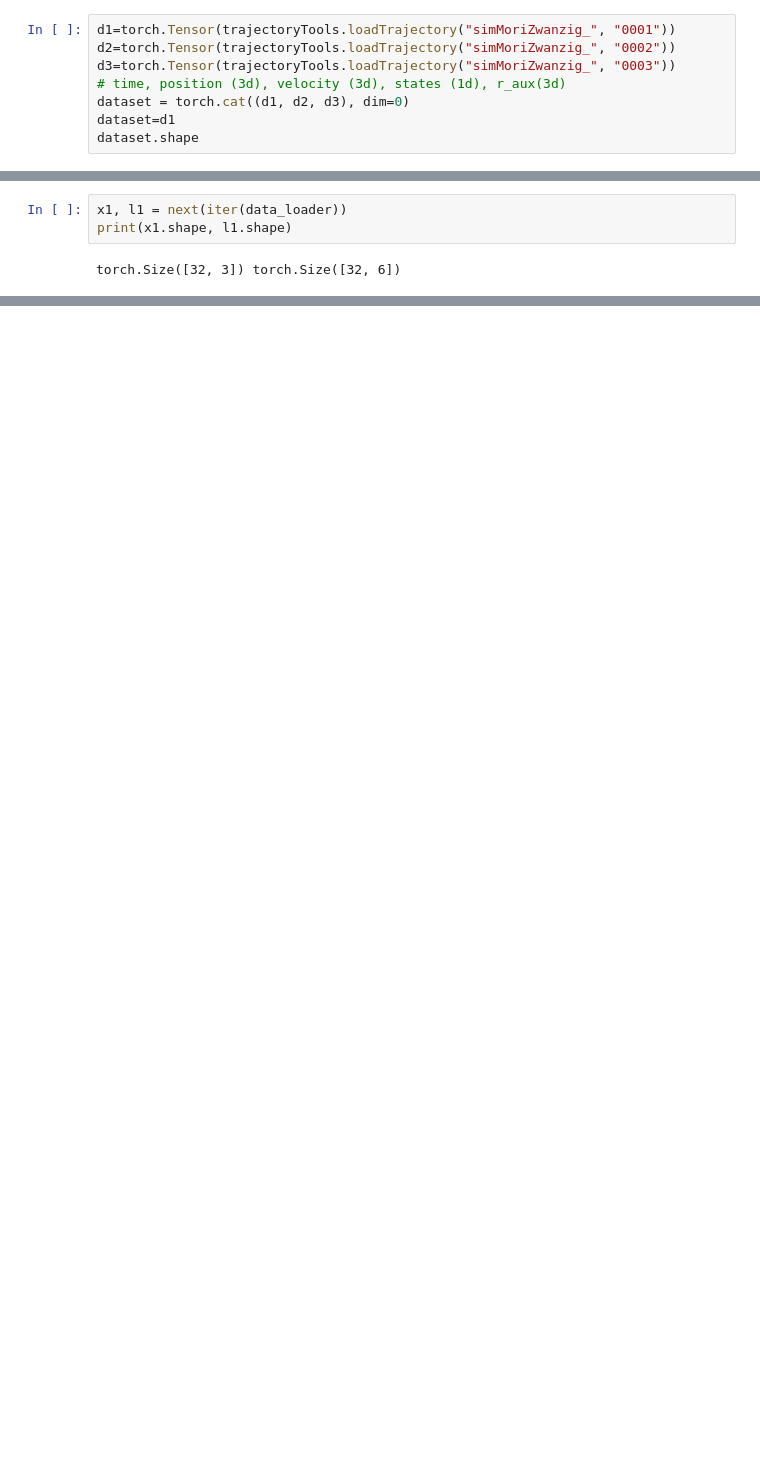
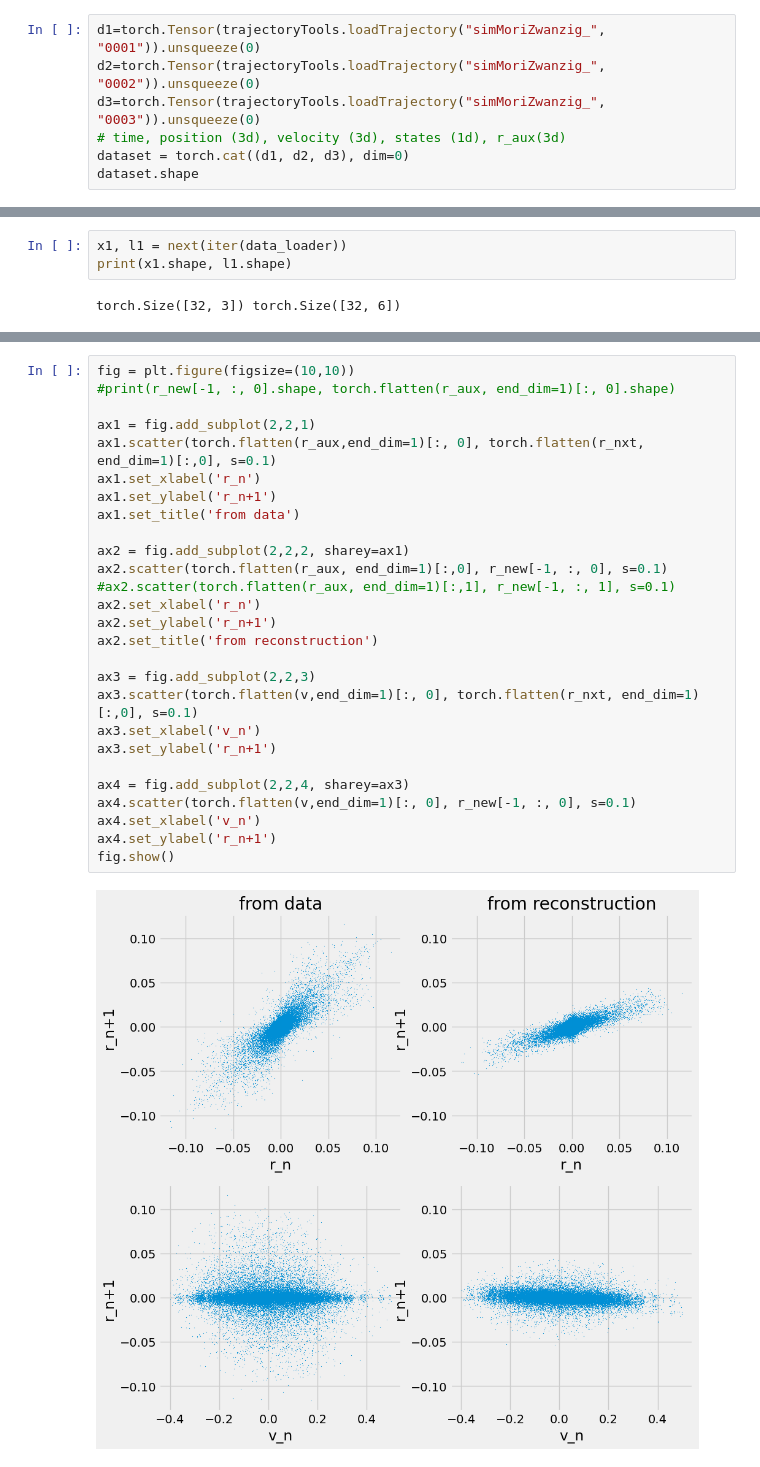
Before and after one commit to jetark/mzs, a Jupyter notebook: cvae_mzs.ipynb, the cells around one changed output, grey strips where cells are left out. Cells and saved outputs as stored; diff of their text form; blank space fills up the shorter version.

```diff
--- a/cvae_mzs.ipynb
+++ b/cvae_mzs.ipynb
@@ -8,11 +8,10 @@ from torchvision.transforms import ToTensor
 from torch import nn
 from torch.utils.data import DataLoader
 # %%
-d1=torch.Tensor(trajectoryTools.loadTrajectory("simMoriZwanzig_", "0001"))
-d2=torch.Tensor(trajectoryTools.loadTrajectory("simMoriZwanzig_", "0002"))
-d3=torch.Tensor(trajectoryTools.loadTrajectory("simMoriZwanzig_", "0003"))
+d1=torch.Tensor(trajectoryTools.loadTrajectory("simMoriZwanzig_", "0001")).unsqueeze(0)
+d2=torch.Tensor(trajectoryTools.loadTrajectory("simMoriZwanzig_", "0002")).unsqueeze(0)
+d3=torch.Tensor(trajectoryTools.loadTrajectory("simMoriZwanzig_", "0003")).unsqueeze(0)
 # time, position (3d), velocity (3d), states (1d), r_aux(3d)
 dataset = torch.cat((d1, d2, d3), dim=0)
-dataset=d1
 dataset.shape
 # %% [output]
@@ -214,3 +184,32 @@ for epoch in range(epochs):
+# %%
+fig = plt.figure(figsize=(10,10))
+#print(r_new[-1, :, 0].shape, torch.flatten(r_aux, end_dim=1)[:, 0].shape)
+
+ax1 = fig.add_subplot(2,2,1)
+ax1.scatter(torch.flatten(r_aux,end_dim=1)[:, 0], torch.flatten(r_nxt, end_dim=1)[:,0], s=0.1)
+ax1.set_xlabel('r_n')
+ax1.set_ylabel('r_n+1')
+ax1.set_title('from data')
+
+ax2 = fig.add_subplot(2,2,2, sharey=ax1)
+ax2.scatter(torch.flatten(r_aux, end_dim=1)[:,0], r_new[-1, :, 0], s=0.1)
+#ax2.scatter(torch.flatten(r_aux, end_dim=1)[:,1], r_new[-1, :, 1], s=0.1)
+ax2.set_xlabel('r_n')
+ax2.set_ylabel('r_n+1')
+ax2.set_title('from reconstruction')
+
+ax3 = fig.add_subplot(2,2,3)
+ax3.scatter(torch.flatten(v,end_dim=1)[:, 0], torch.flatten(r_nxt, end_dim=1)[:,0], s=0.1)
+ax3.set_xlabel('v_n')
+ax3.set_ylabel('r_n+1')
+
+ax4 = fig.add_subplot(2,2,4, sharey=ax3)
+ax4.scatter(torch.flatten(v,end_dim=1)[:, 0], r_new[-1, :, 0], s=0.1)
+ax4.set_xlabel('v_n')
+ax4.set_ylabel('r_n+1')
+fig.show()
+# %% [output]
+[figure, added]
 # %%
 r_ns = r_norms.clone().detach()
 plt.scatter(r_ns[0], r_ns[1], s=1)
```
Also changed, not shown: parts of 13 cells of this notebook, 1 other file.
